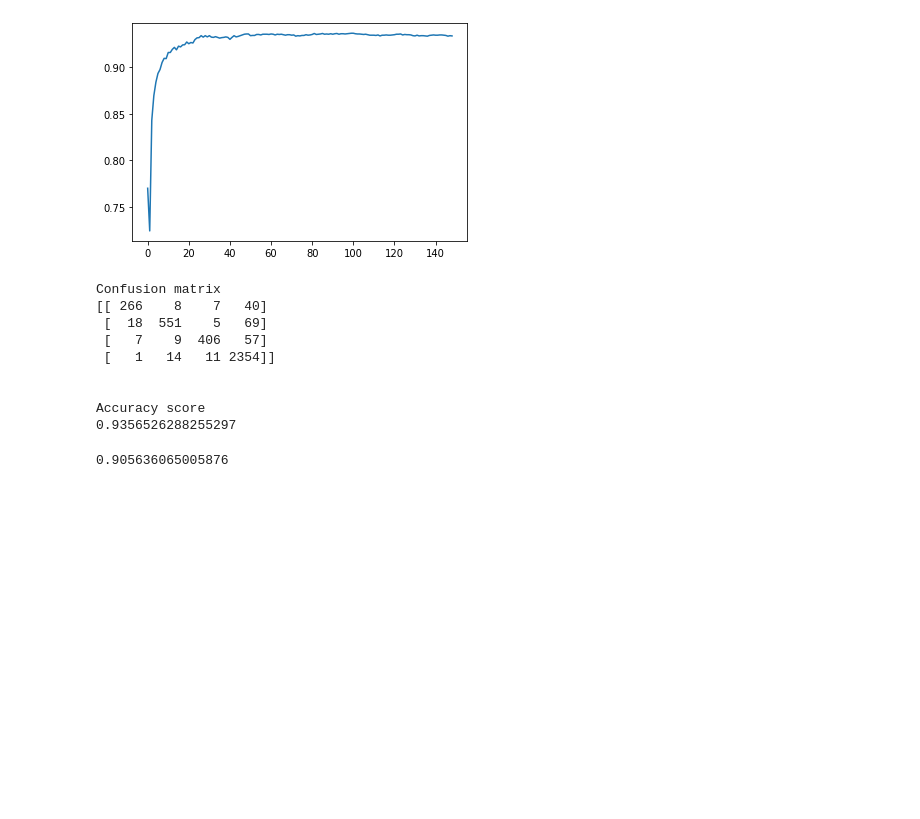
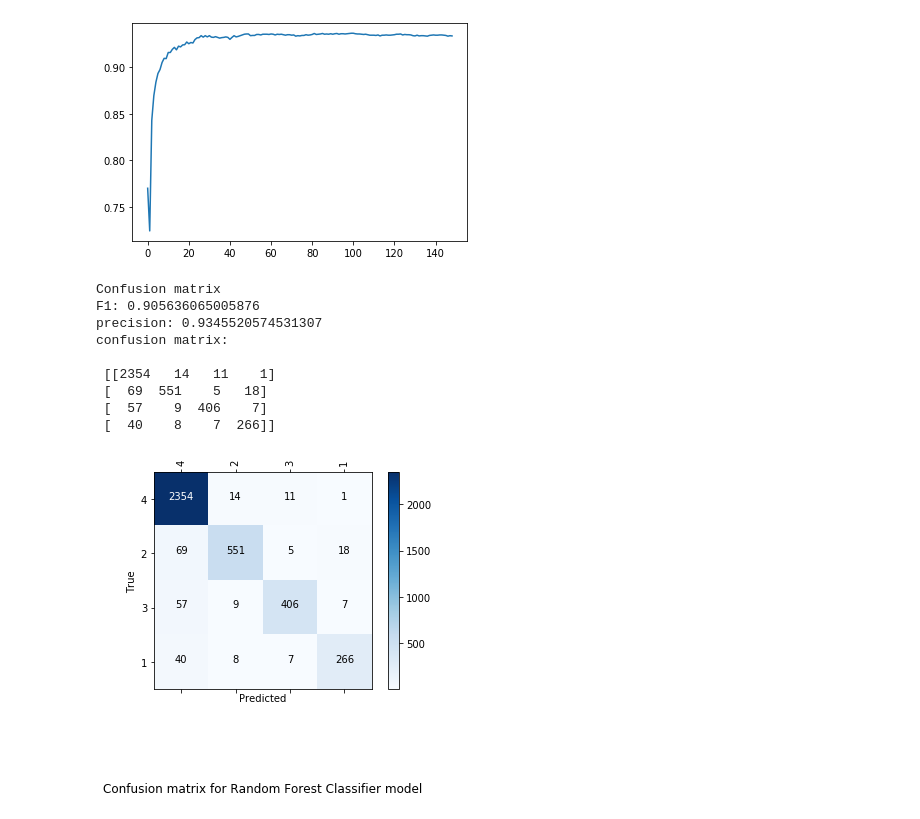
Before and after one commit to ChiranthJ/ModelBehaviour, a Jupyter notebook: Sample_testing_models_phase2.ipynb, the cells around one changed output. Cells and saved outputs as stored; diff of their text form; code cells hidden in the pictures; blank space fills up the shorter version.

```diff
--- a/Sample_testing_models_phase2.ipynb
+++ b/Sample_testing_models_phase2.ipynb
@@ -16,5 +82,6 @@ processeddata=pd.read_csv(r'C:\\Users\\diyas\\Desktop\\SEM5\\Data_Analytics\\Pro
 # %%
-#data balancing
+processeddata=pd.read_csv(r'C:\\Users\\diyas\\Desktop\\SEM5\\Data_Analytics\\Project\\ModelBehaviour-master\\preprocessed_wosq.csv', index_col='Id')
+#data balancing(upsampling)
 class_names=processeddata.Target.unique()
 class_names=list(class_names)
 col=list(processeddata.columns)
@@ -64,26 +131,17 @@ y_pred= regressor.predict(x_test)
 # %%
 #performance metrics for random forest classifier
 
 #printing confusion matrix
 print('Confusion matrix')
-print(confusion_matrix(y_test,y_pred))
-print('\n')
-#print(classification_report(y_test,y_pred))
-
-#Print accuracy
-print("Accuracy score")
-print(accuracy_score(y_test, y_pred))
+confusion_matrix_rep(y_test,y_pred,class_names,"Random Forest Classifier")
 # %% [output]
 Confusion matrix
-[[ 266    8    7   40]
- [  18  551    5   69]
- [   7    9  406   57]
- [   1   14   11 2354]]
+F1: 0.905636065005876
+precision: 0.9345520574531307
+confusion matrix:
 
-
-Accuracy score
-0.9356526288255297
+ [[2354   14   11    1]
+ [  69  551    5   18]
+ [  57    9  406    7]
+ [  40    8    7  266]]
+[figure, added]
-# %%
-print(metrics.f1_score(y_test, y_pred,average='macro'))
-# %% [output]
-0.905636065005876
```
Also changed, not shown: parts of 5 cells of this notebook.
